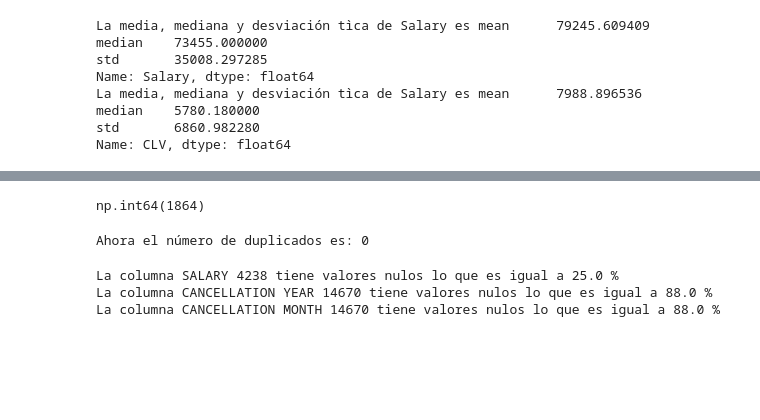
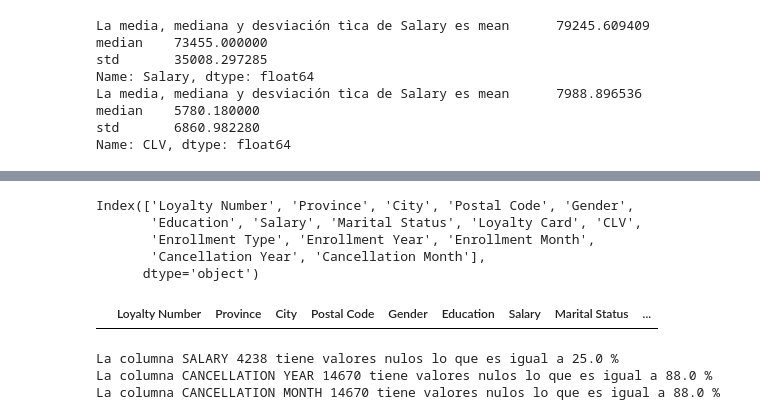
Before and after one commit to Adalab/bda-modulo-3-evaluacion-final-Aniitaa7, a Jupyter notebook: Fase-1_Exploración_Limpieza.ipynb, the cells around one changed output, grey strips where cells are left out. Drawn from its saved outputs; the diff is of its cells as text; code cells hidden in the pictures; blank space fills up the shorter version.

```diff
--- a/Fase-1_Exploración_Limpieza.ipynb
+++ b/Fase-1_Exploración_Limpieza.ipynb
@@ -482,19 +509,28 @@ memory usage: 80.1+ MB
-# %%
-# Existen 1864 duplicados que se comprobaron en el EDA
-# Otra comprobación
-
-customer_total.duplicated().sum()
-# %% [output]
-np.int64(1864)
-# %%
-# Eliminamos los duplicados
-customer_total.drop_duplicates(inplace = True)
-
-print(f'Ahora el número de duplicados es: {customer_total.duplicated().sum()}')
-# %% [output]
-Ahora el número de duplicados es: 0
 # %%
 # Se podría eliminar la columna 'Country' ya que todos los registros son Canadá ?????????
+
+customer_info = customer_info.drop(columns=['Country'])
+# %%
+# Comrprobamos
+
+customer_info.columns
+# %% [output]
+Index(['Loyalty Number', 'Province', 'City', 'Postal Code', 'Gender',
+       'Education', 'Salary', 'Marital Status', 'Loyalty Card', 'CLV',
+       'Enrollment Type', 'Enrollment Year', 'Enrollment Month',
+       'Cancellation Year', 'Cancellation Month'],
+      dtype='object')
+# %%
+# De la columna 'Salary' se pasan los valores negativos a positivos porque no le encuentro el sentido que un cliente deba
+# dinero en este caso. Se oaga por un servicio
+
+customer_info['Salary'] = customer_info['Salary'].abs()
+# %%
+# Comprobamos que ya no hayan valores negativos
+
+customer_info[customer_info['Salary'] < 0]
+# %% [output]
+|  | Loyalty Number | Province | City | Postal Code | Gender | Education | Salary | Marital Status | ... |
 # %%
 # Volvemos a observar los pocentajes y el número de nulos
 
```
Also changed, not shown: parts of 25 cells of this notebook, 4 other files.
